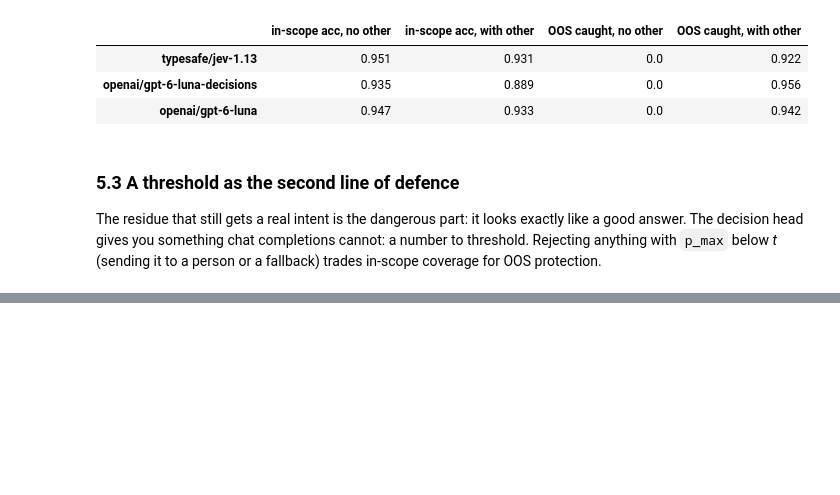
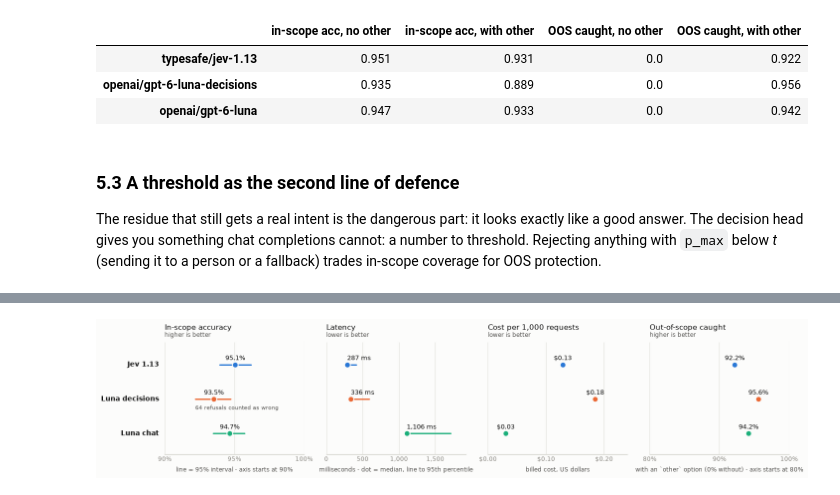
Before and after one commit to paulbruffett/jev-demo, a Jupyter notebook: jev_clinc150.ipynb, the cells around one changed output, grey strips where cells are left out. Drawn from its saved outputs; the diff is of its cells as text; code cells hidden in the pictures; blank space fills up the shorter version.

```diff
--- a/jev_clinc150.ipynb
+++ b/jev_clinc150.ipynb
@@ -618,0 +602,5 @@ is free); a prompt-injection probe.
+# %%
+# Summary figure: the section 3 comparison plus out-of-scope queries caught once `other` is offered.
+jevlib.plot_comparison(results, CONFIGS);
+# %% [output]
+[figure, added]
```
Also changed, not shown: parts of 7 cells of this notebook, 2 other files.
